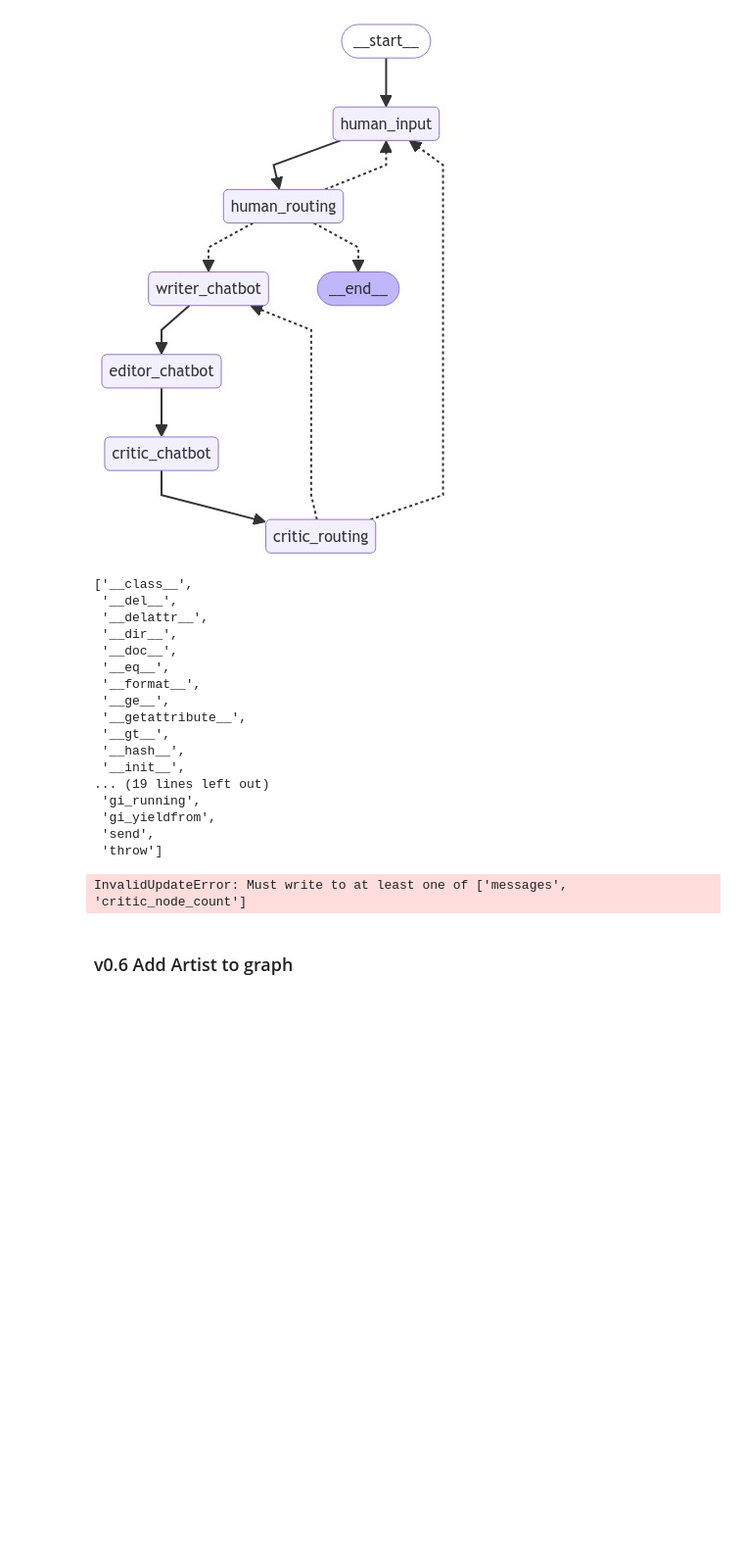
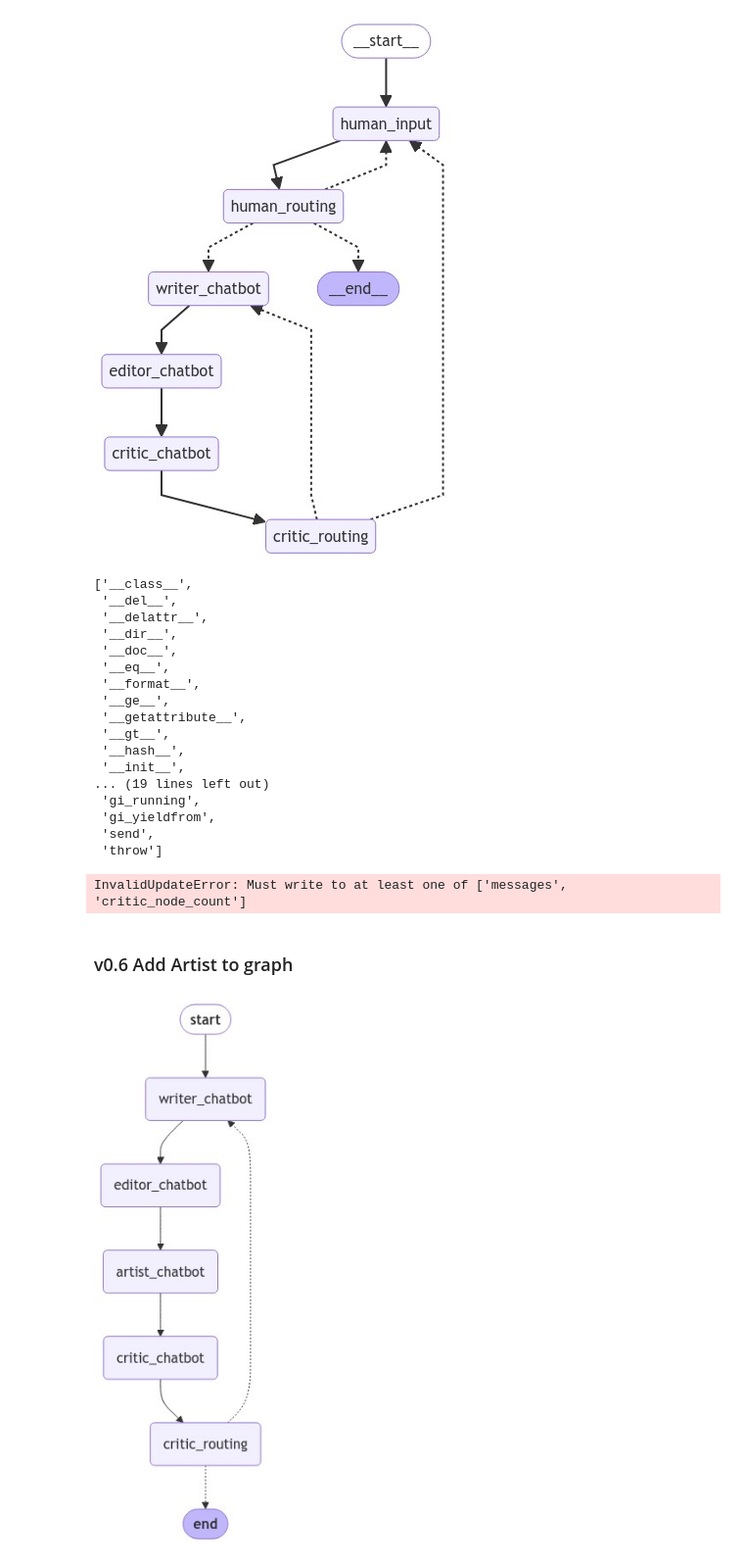
Before and after one commit to AurelianTactics/SimpleChildrenStoryGeneratorGraph, a Jupyter notebook: brainstorming/test_story_graph.ipynb, the cells around one changed output. Shown at 98% size. Drawn from its saved outputs; the diff is of its cells as text; code cells hidden in the pictures; blank space fills up the shorter version.

Commit message:
testing artist node

```diff
--- a/brainstorming/test_story_graph.ipynb
+++ b/brainstorming/test_story_graph.ipynb
@@ -1398,6 +1402,9 @@ from langgraph.graph.message import add_messages
 
 from langgraph.checkpoint.memory import MemorySaver
 
+from langchain_core.prompts import PromptTemplate
+from langchain_community.utilities.dalle_image_generator import DallEAPIWrapper
+
 memory = MemorySaver()
 
 import json
@@ -1406,19 +1413,18 @@ import json
 class State(TypedDict):
     messages: Annotated[list, add_messages]
     critic_node_count: int
-    images: list[str]
+    image_url_list: list[str]
 
 
 graph_builder = StateGraph(State)
 
 
 #llm = ChatAnthropic(model="claude-3-haiku-20240307")
-# writer_llm = ChatOpenAI(model_name="gpt-3.5-turbo")
-# editor_llm = ChatOpenAI(model_name="gpt-3.5-turbo")
-# critic_llm = ChatOpenAI(model_name="gpt-3.5-turbo")
-llm = ChatOpenAI(model_name="gpt-3.5-turbo")
-artist_llm =
-
+# alternatively define one and then bind with a prompt template
+writer_llm = ChatOpenAI(model_name="gpt-3.5-turbo")
+editor_llm = ChatOpenAI(model_name="gpt-3.5-turbo")
+critic_llm = ChatOpenAI(model_name="gpt-3.5-turbo")
+artist_llm = ChatOpenAI(model_name="gpt-3.5-turbo")
 
 # Define the prompts
 writer_prompt = '''
@@ -1431,9 +1437,12 @@ editor_prompt = '''
     The story is for children under five years old. The story should be no more than 5 - 10 sentences.
     '''
 
-artist_prompt = '''
-    Based on the following short story, please return an image. The image should be appropriate for children under five years old.
-    '''
+
+artist_prompt = PromptTemplate(
+    input_variables=["image_desc"],
+    template="Based on the following short story, please return an image. The image should be appropriate for children under five years old. {image_desc}",
+)
+
 
 critic_prompt = '''
     You are a literary critic of a children's story. Please provide concise feedback on the following story for children under five years old.
@@ -1457,13 +1466,17 @@ critic_prompt = '''
     }
     '''
 
+# writer_llm = writer_prompt | llm
+# editor_llm = editor_prompt | llm
+# critic_llm = critic_prompt | llm
+artist_llm = artist_prompt | artist_llm
 
 def writer_chatbot(state: State):
     state["messages"].append(("system", writer_prompt))
 
     response = writer_llm.invoke(state["messages"])
 
-    return {"messages": [response], "critic_node_count": 0}
+    return {"messages": [response]}
 
 
 def editor_chatbot(state: State):
@@ -1471,15 +1484,19 @@ def editor_chatbot(state: State):
 
     response = editor_llm.invoke(state["messages"])
 
-    return {"messages": [response], "critic_node_count": 0}
+    return {"messages": [response]}
 
 
 def artist_chatbot(state: State):
     state["messages"].append(("system", artist_prompt))
 
-    response = editor_llm.invoke(state["messages"])
+    # response = editor_llm.invoke(state["messages"])
 
-    return {"messages": [response], "critic_node_count": 0}
+    image_url = DallEAPIWrapper().run(artist_llm)
+
+    state["image_url_list"].append(image_url)
+
+    return {"image_url": [image_url]}
 
 
 # def increment_node_call_count(state: State, node_name: str):
@@ -1498,15 +1515,13 @@ def critic_chatbot(state: State):
 
     response = critic_llm.invoke(state["messages"])
 
-    num_critic_visits = state.get("critic_node_count", 0)
-    num_critic_visits += 1
     # state["messages"].append(response)
     # print("in critic_chatbot ")
     # print(state.keys())
     # print(state["messages"][-1])
     # print(state["messages"][-2])
 
-    return {"messages": [response], "critic_node_count": num_critic_visits}
+    return {"messages": [response]}
 
 
 def route_critic_decision(state: State):
@@ -1530,7 +1545,9 @@ def select_critic_next_node(state: State):
     critic_decision_end = '__end__'
     critic_decision = critic_decision_end
 
-    critic_node_calls = state.get("critic_node_count", 10)
+    # to do: maybe add this back in
+    #critic_node_calls = state.get("critic_node_count", 10)
+    critic_node_calls = 0
 
     if critic_node_calls > 2:
         print("Warning: critic node called too many times")
@@ -1562,36 +1579,40 @@ def select_critic_next_node(state: State):
 # the node is used.
 graph_builder.add_node("writer_chatbot", writer_chatbot)
 graph_builder.add_node("editor_chatbot", editor_chatbot)
+graph_builder.add_node("artist_chatbot", artist_chatbot)
 graph_builder.add_node("critic_chatbot", critic_chatbot)
 graph_builder.add_node("critic_routing", route_critic_decision)
 
 graph_builder.set_entry_point("writer_chatbot")
 #graph_builder.set_finish_point("critic_chatbot")
 
 graph_builder.add_edge("writer_chatbot", "editor_chatbot")
-graph_builder.add_edge("editor_chatbot", "critic_chatbot")
+graph_builder.add_edge("editor_chatbot", "artist_chatbot")
+graph_builder.add_edge("artist_chatbot", "critic_chatbot")
 graph_builder.add_edge("critic_chatbot", "critic_routing")
 
 
 
 graph_builder.add_conditional_edges(
     "critic_routing",
     select_critic_next_node,
     {"writer_chatbot": "writer_chatbot", "__end__": "__end__"},
 )
 
 
 graph = graph_builder.compile(
     checkpointer=memory,
     #interrupt_before=["editor_chatbot"],
     # interrupt_after=["critic_chatbot"],
     )
 
 
 from IPython.display import Image, display
 
 try:
     display(Image(graph.get_graph().draw_mermaid_png()))
 except Exception:
     # This requires some extra dependencies and is optional
     pass
+# %% [output]
+[figure, added]
```
Also changed, not shown: parts of 2 cells of this notebook.
